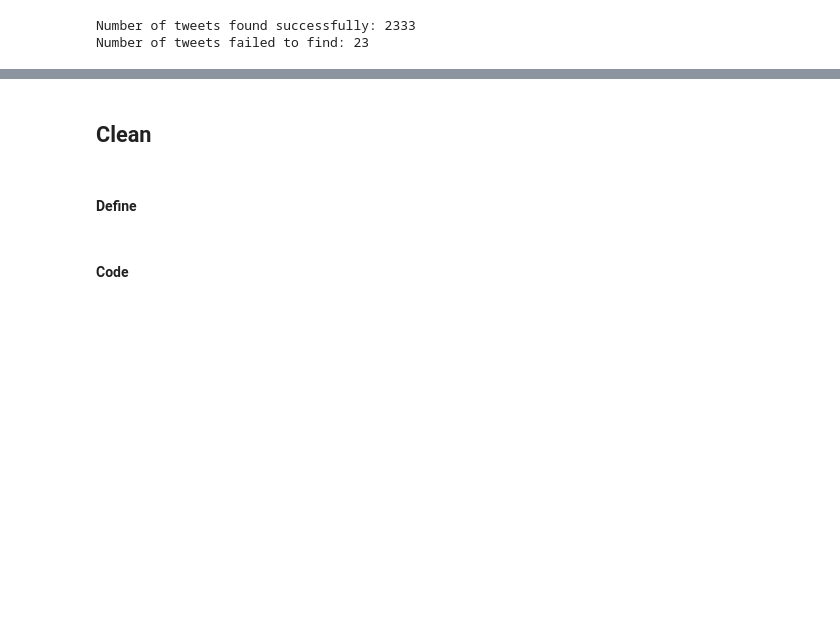
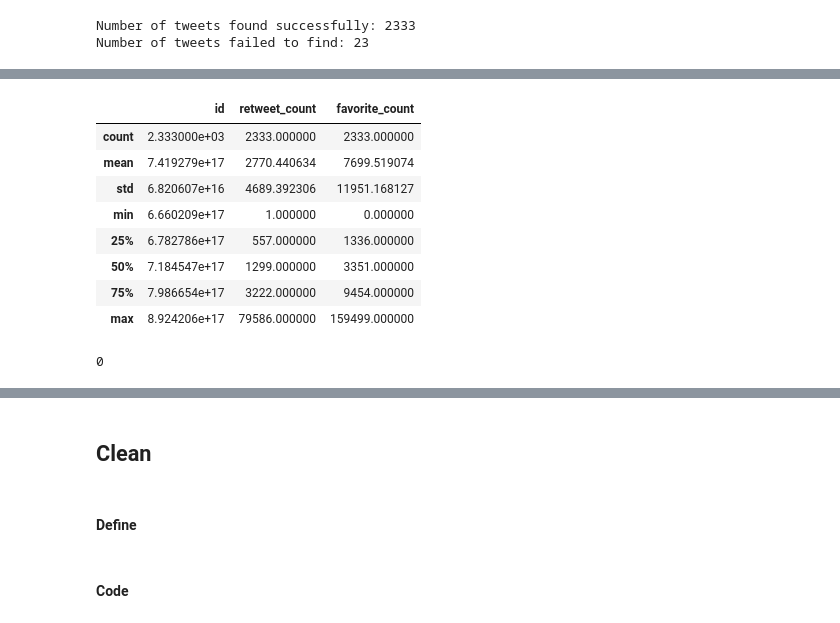
Before and after one commit to bakabbyy/WeRateDogs-twitter, a Jupyter notebook: wrangle_act.ipynb, the cells around one changed output, grey strips where cells are left out. Saved outputs shown, nothing was run; the diff lists cells and outputs as text; code cells hidden in the pictures; blank space fills up the shorter version.

```diff
--- a/wrangle_act.ipynb
+++ b/wrangle_act.ipynb
@@ -147,0 +370,16 @@ tweet_df
+# %%
+tweets.describe()
+# %% [output]
+|  | id | retweet_count | favorite_count |
+| count | 2.333000e+03 | 2333.000000 | 2333.000000 |
+| mean | 7.419279e+17 | 2770.440634 | 7699.519074 |
+| std | 6.820607e+16 | 4689.392306 | 11951.168127 |
+| min | 6.660209e+17 | 1.000000 | 0.000000 |
+| 25% | 6.782786e+17 | 557.000000 | 1336.000000 |
+| 50% | 7.184547e+17 | 1299.000000 | 3351.000000 |
+| 75% | 7.986654e+17 | 3222.000000 | 9454.000000 |
+| max | 8.924206e+17 | 79586.000000 | 159499.000000 |
+# %%
+tweets.id.duplicated().sum()
+# %% [output]
+0
```
Also changed, not shown: parts of 24 cells of this notebook.
